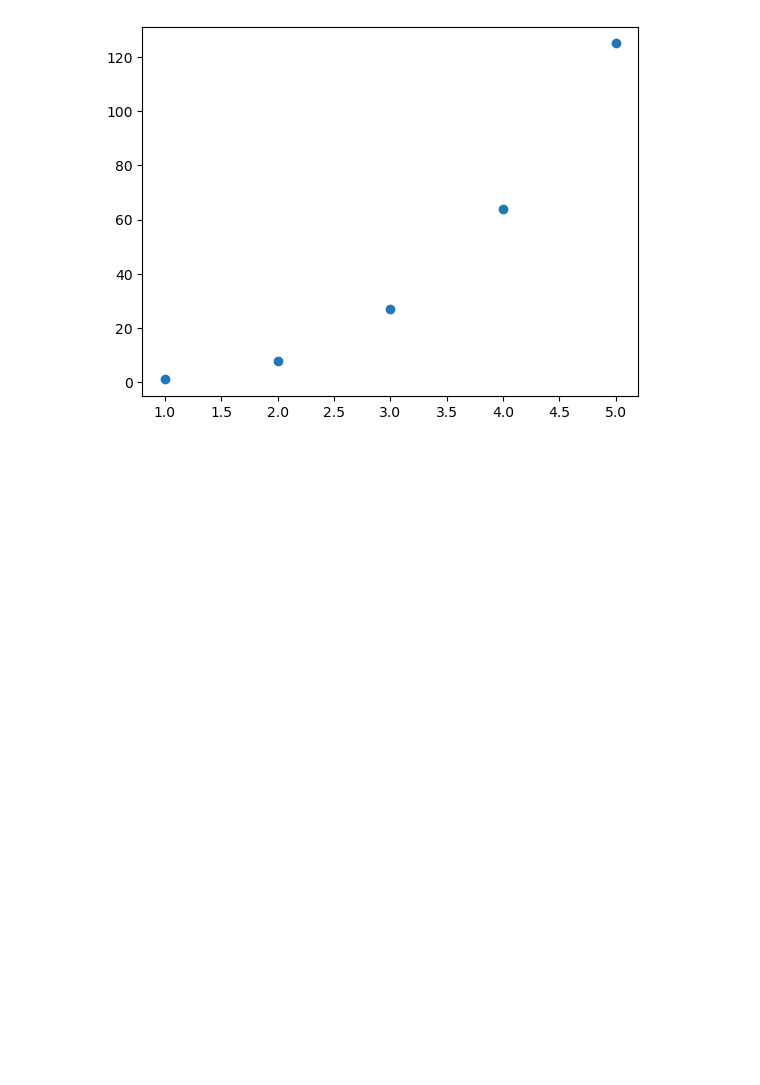
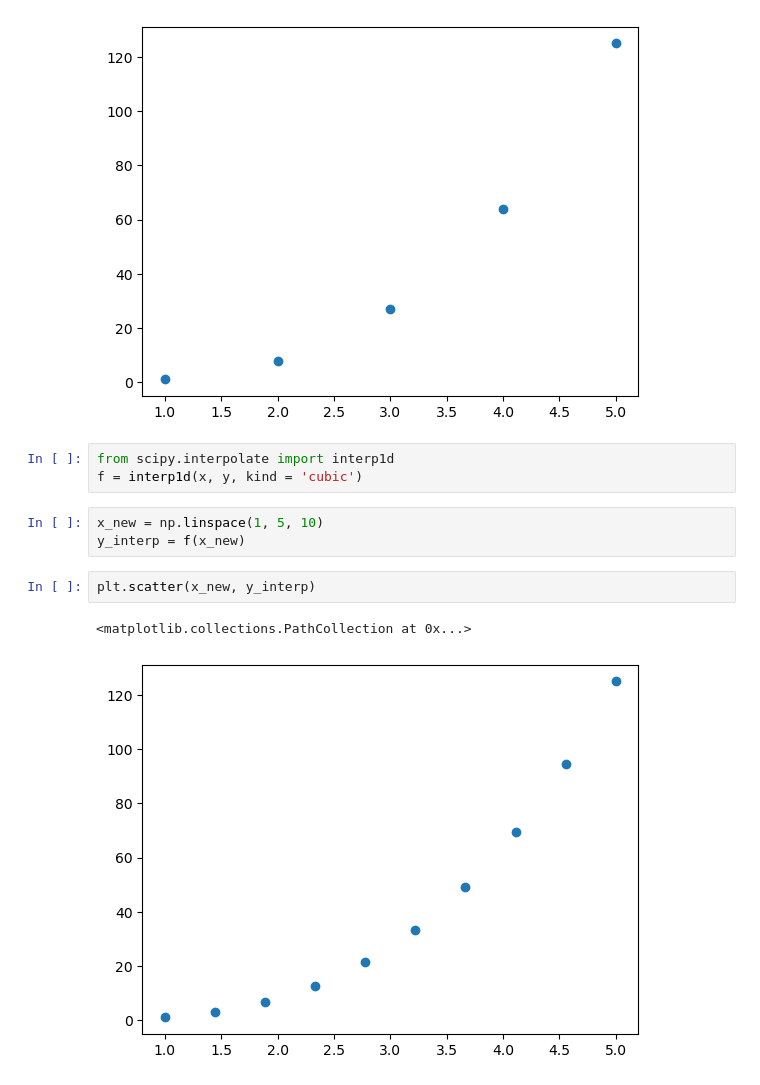
Before and after one commit to Piyush6678/pwDataScience, a Jupyter notebook: class/ml/data_interpolation.ipynb, the cells around one changed output. Cells and saved outputs as stored; diff of their text form; blank space fills up the shorter version.

Commit message:
polynomial interpolation

```diff
--- a/class/ml/data_interpolation.ipynb
+++ b/class/ml/data_interpolation.ipynb
@@ -33,3 +33,14 @@ plt.scatter(x, y)
 # %% [output]
 <matplotlib.collections.PathCollection at 0x...>
 [figure]
+# %%
+from scipy.interpolate import interp1d
+f = interp1d(x, y, kind = 'cubic')
+# %%
+x_new = np.linspace(1, 5, 10)
+y_interp = f(x_new)
+# %%
+plt.scatter(x_new, y_interp)
+# %% [output]
+<matplotlib.collections.PathCollection at 0x...>
+[figure, added]
```
Also changed, not shown: parts of 1 cell of this notebook.
